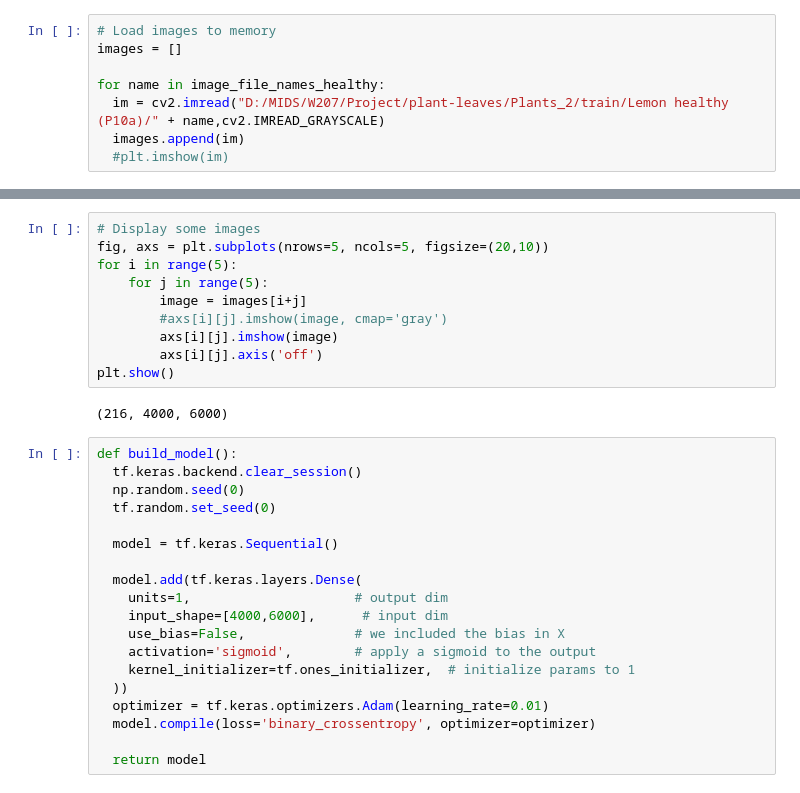
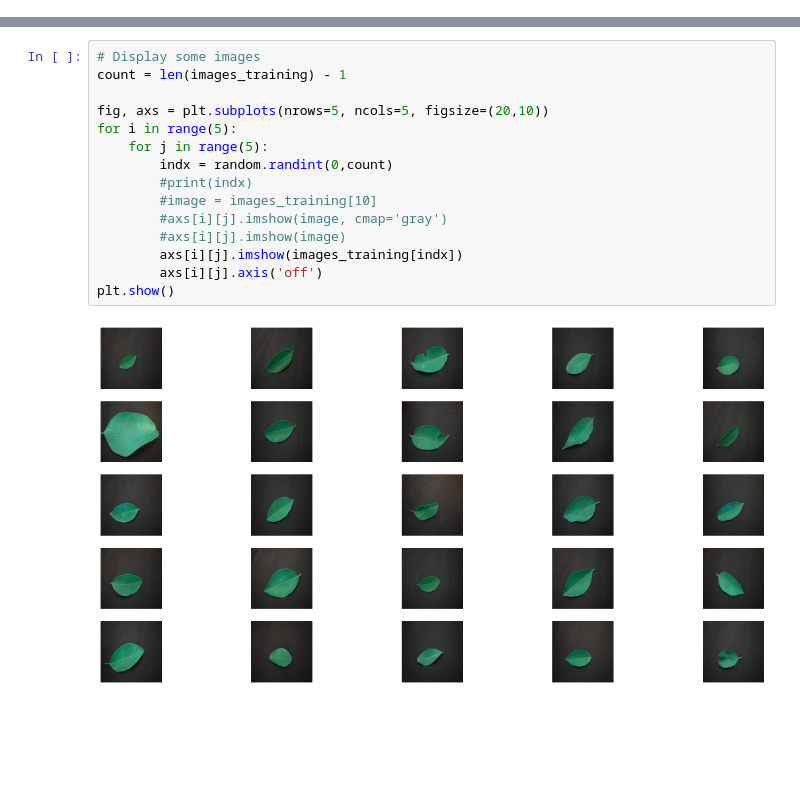
Before and after one commit to cricksmaidiene/leafydex, a Jupyter notebook: w207_project_leaf_classification.ipynb, the cells around one changed output, grey strips where cells are left out. Saved outputs shown, nothing was run; the diff lists cells and outputs as text; blank space fills up the shorter version.

```diff
--- a/w207_project_leaf_classification.ipynb
+++ b/w207_project_leaf_classification.ipynb
@@ -37,8 +53,0 @@ image_label[len(image_file_names_healthy):] = 1
-# %%
-# Load images to memory
-images = []
-
-for name in image_file_names_healthy:
-  im = cv2.imread("D:/MIDS/W207/Project/plant-leaves/Plants_2/train/Lemon healthy (P10a)/" + name,cv2.IMREAD_GRAYSCALE)
-  images.append(im)
-  #plt.imshow(im)
@@ -59,31 +102,17 @@ for name in image_file_names_healthy:
 # %%
 # Display some images
+count = len(images_training) - 1
+
 fig, axs = plt.subplots(nrows=5, ncols=5, figsize=(20,10))
 for i in range(5):
     for j in range(5):
-        image = images[i+j]
+        indx = random.randint(0,count)
+        #print(indx)
+        #image = images_training[10]
         #axs[i][j].imshow(image, cmap='gray')
-        axs[i][j].imshow(image)
+        #axs[i][j].imshow(image)
+        axs[i][j].imshow(images_training[indx])
         axs[i][j].axis('off')
 plt.show()
 # %% [output]
-(216, 4000, 6000)
+[figure, added]
-# %%
-def build_model():
-  tf.keras.backend.clear_session()
-  np.random.seed(0)
-  tf.random.set_seed(0)
-
-  model = tf.keras.Sequential()
-
-  model.add(tf.keras.layers.Dense(
-    units=1,                     # output dim
-    input_shape=[4000,6000],      # input dim
-    use_bias=False,              # we included the bias in X
-    activation='sigmoid',        # apply a sigmoid to the output
-    kernel_initializer=tf.ones_initializer,  # initialize params to 1
-  ))
-  optimizer = tf.keras.optimizers.Adam(learning_rate=0.01)
-  model.compile(loss='binary_crossentropy', optimizer=optimizer)
-
-  return model
```
Also changed, not shown: parts of 14 cells of this notebook.
